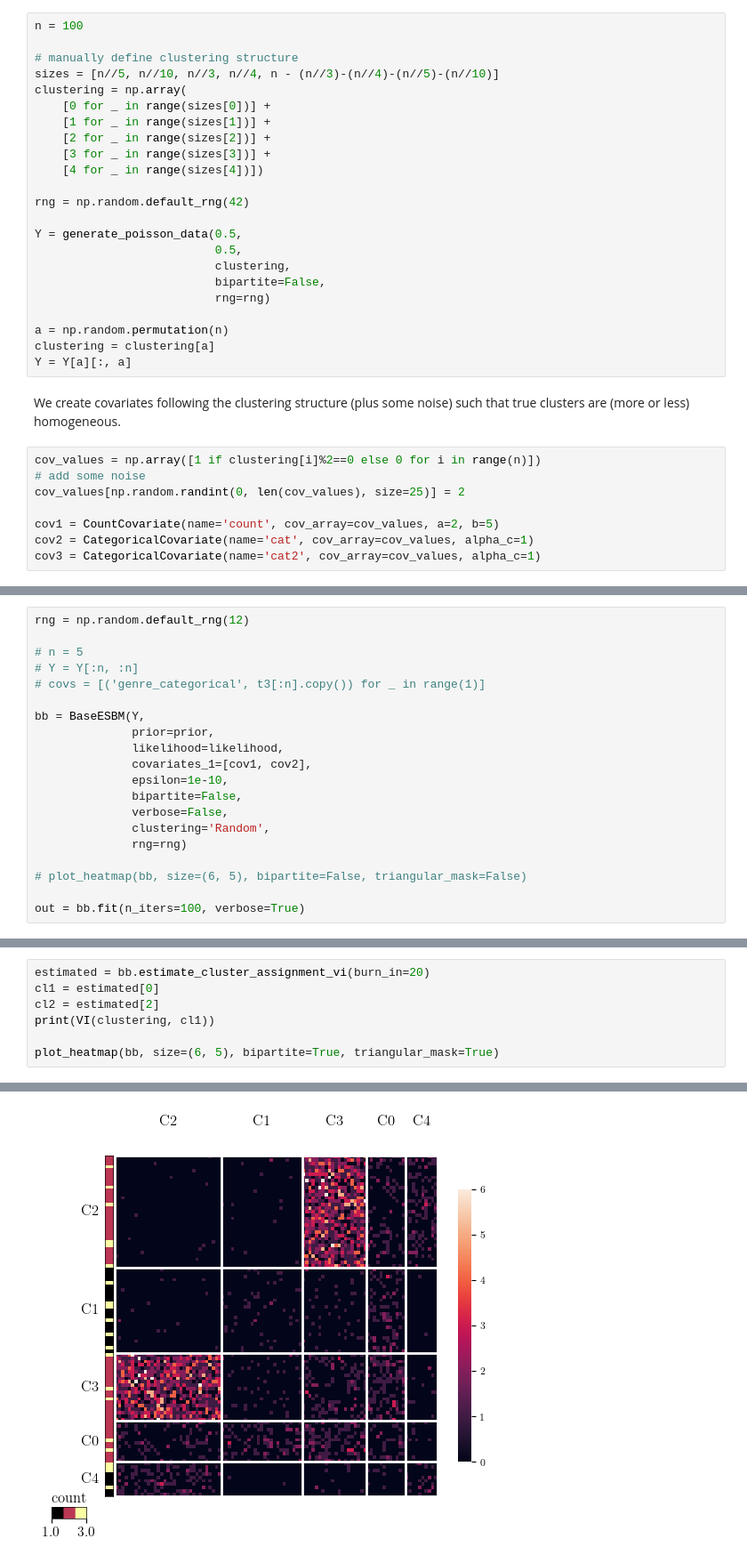
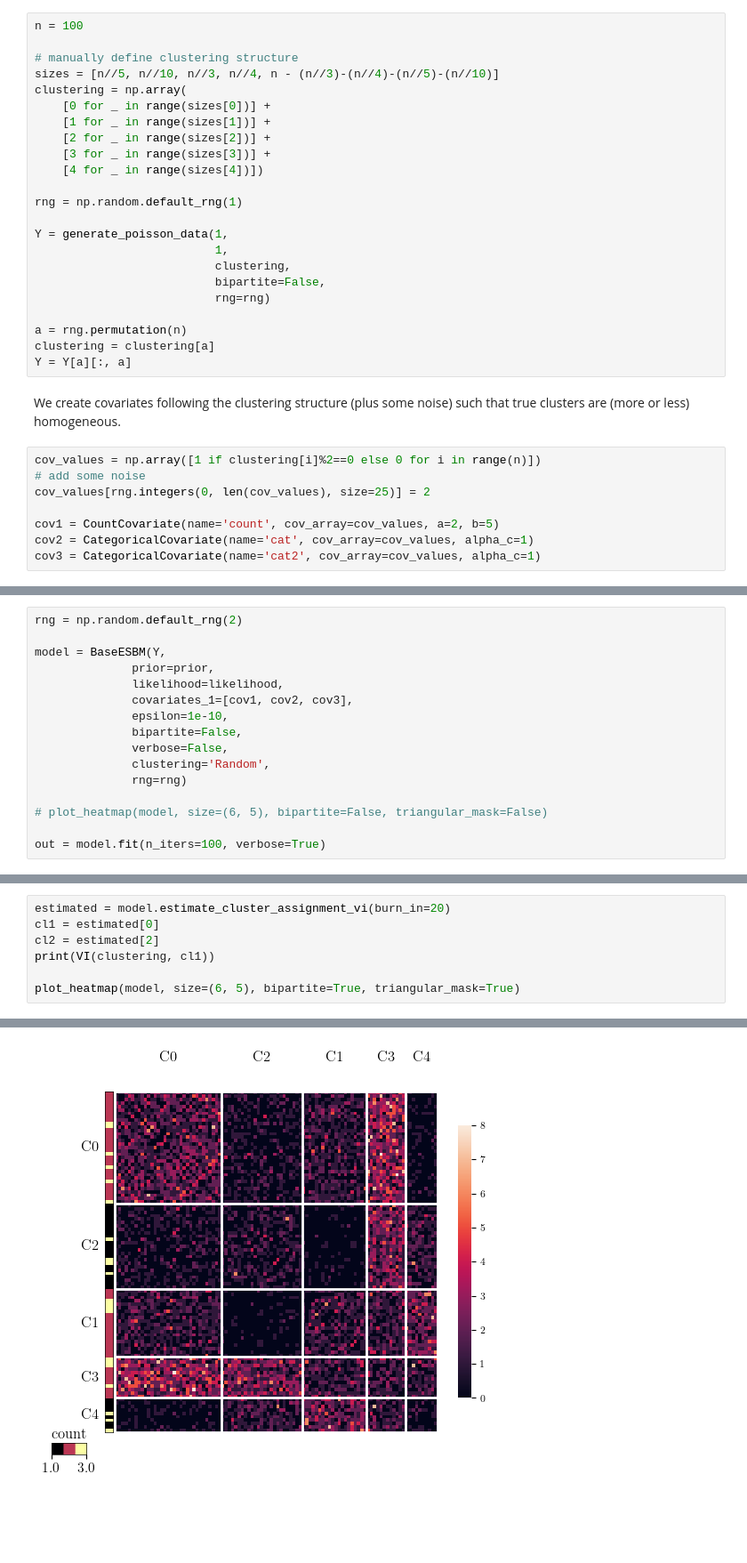
Before and after one commit to lorenzo-costa/pyesbm, a Jupyter notebook: examples/covariates_example.ipynb, the cells around one changed output, grey strips where cells are left out. Shown: that part at 89% size. Cells and saved outputs as stored; diff of their text form; blank space fills up the shorter version.

```diff
--- a/examples/covariates_example.ipynb
+++ b/examples/covariates_example.ipynb
@@ -38,15 +36,15 @@ clustering = np.array(
     [3 for _ in range(sizes[3])] +
     [4 for _ in range(sizes[4])])
 
-rng = np.random.default_rng(42)
+rng = np.random.default_rng(1)
 
-Y = generate_poisson_data(0.5,
-                          0.5,
+Y = generate_poisson_data(1,
+                          1,
                           clustering,
                           bipartite=False,
                           rng=rng)
 
-a = np.random.permutation(n)
+a = rng.permutation(n)
 clustering = clustering[a]
 Y = Y[a][:, a]
 # %% [markdown]
@@ -54,7 +52,7 @@ We create covariates following the clustering structure (plus some noise) such t
 # %%
 cov_values = np.array([1 if clustering[i]%2==0 else 0 for i in range(n)])
 # add some noise
-cov_values[np.random.randint(0, len(cov_values), size=25)] = 2
+cov_values[rng.integers(0, len(cov_values), size=25)] = 2
 
 cov1 = CountCovariate(name='count', cov_array=cov_values, a=2, b=5)
 cov2 = CategoricalCovariate(name='cat', cov_array=cov_values, alpha_c=1)
@@ -86,21 +81,17 @@ plot_heatmap(gen_model, size=(6,4), bipartite=False, triangular_mask=False)
 # %%
-rng = np.random.default_rng(12)
+rng = np.random.default_rng(2)
 
-# n = 5
-# Y = Y[:n, :n]
-# covs = [('genre_categorical', t3[:n].copy()) for _ in range(1)]
-
-bb = BaseESBM(Y,
+model = BaseESBM(Y,
               prior=prior,
               likelihood=likelihood,
-              covariates_1=[cov1, cov2],
+              covariates_1=[cov1, cov2, cov3],
               epsilon=1e-10,
               bipartite=False,
               verbose=False,
               clustering='Random',
               rng=rng)
 
-# plot_heatmap(bb, size=(6, 5), bipartite=False, triangular_mask=False)
+# plot_heatmap(model, size=(6, 5), bipartite=False, triangular_mask=False)
 
-out = bb.fit(n_iters=100, verbose=True)
+out = model.fit(n_iters=100, verbose=True)
 # %% [output]
@@ -128,10 +125,10 @@ We can now evaluate our fit of the model using
 # %%
-estimated = bb.estimate_cluster_assignment_vi(burn_in=20)
+estimated = model.estimate_cluster_assignment_vi(burn_in=20)
 cl1 = estimated[0]
 cl2 = estimated[2]
 print(VI(clustering, cl1))
 
-plot_heatmap(bb, size=(6, 5), bipartite=True, triangular_mask=True)
+plot_heatmap(model, size=(6, 5), bipartite=True, triangular_mask=True)
 # %% [output]
 [0.]
-[figure, old version]
+[figure, new version]
```
Also changed, not shown: parts of 16 cells of this notebook, 2 other files.
